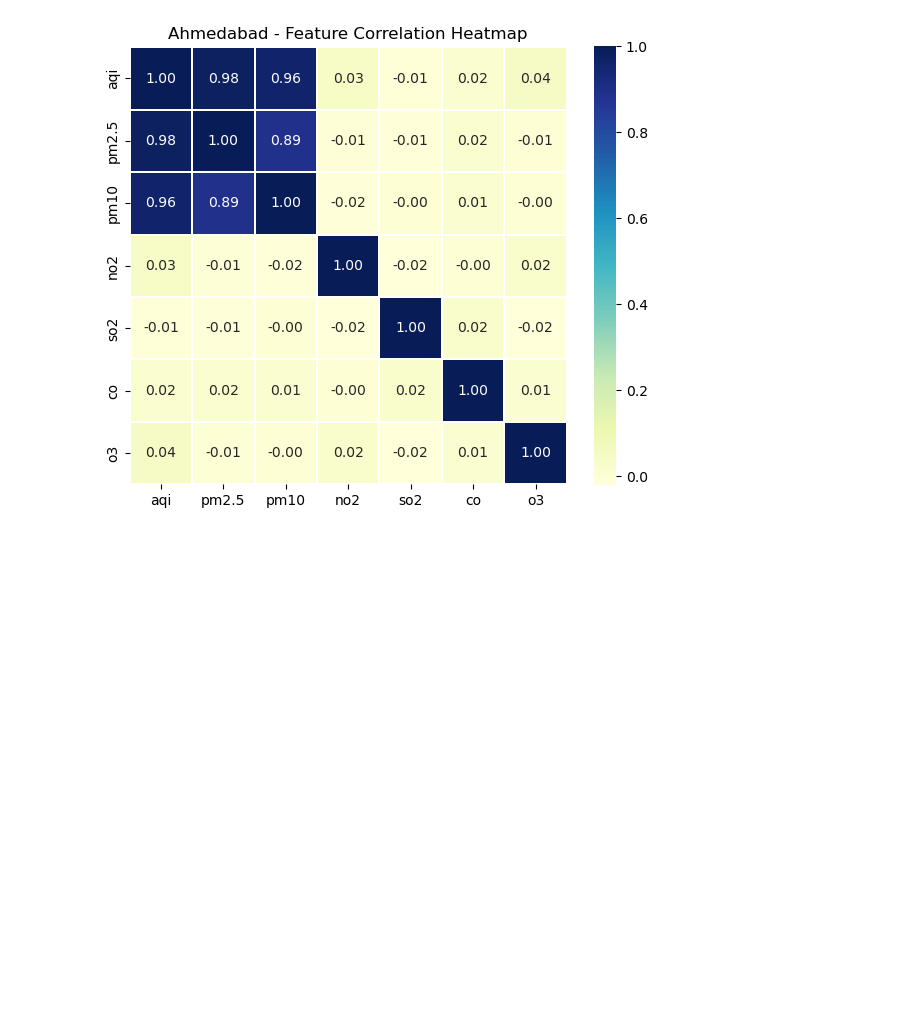
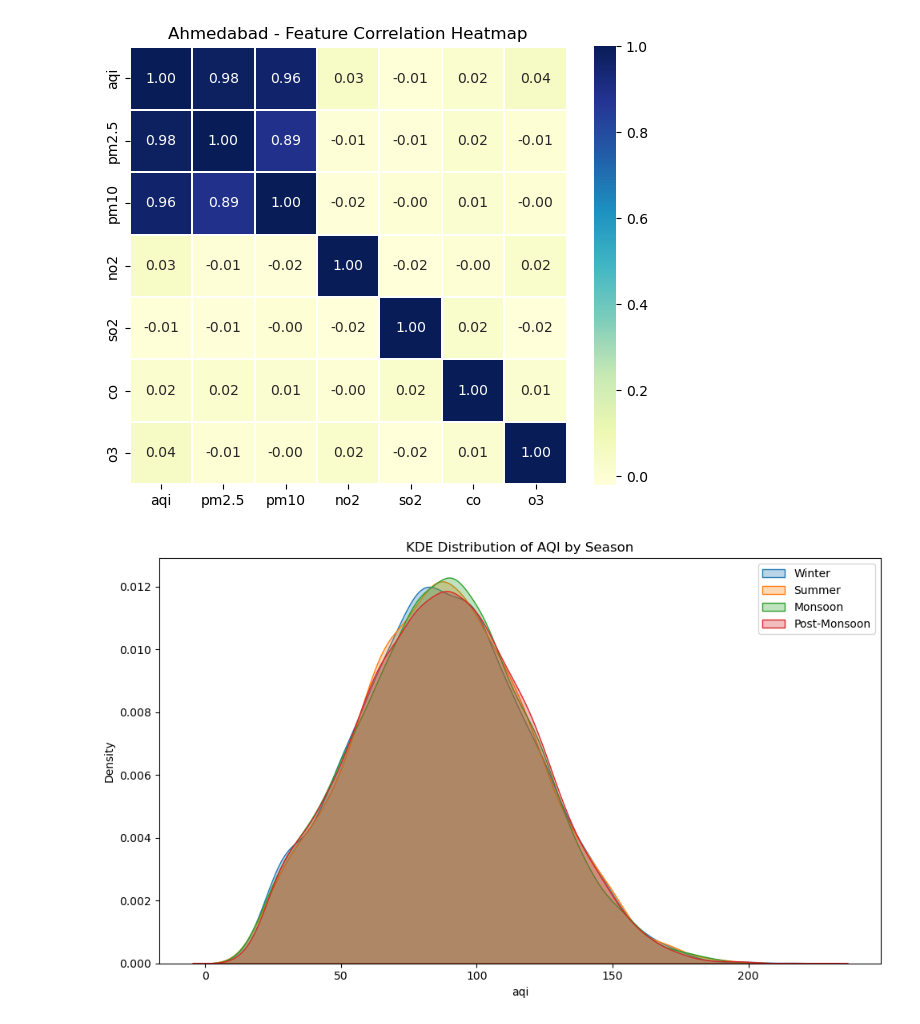
Before and after one commit to wanderingCoder95/Seasonal-AQI-Analysis-Through-Classical-ML-Models, a Jupyter notebook: aqi-project/notebooks/eda.ipynb, the cells around one changed output. Cells and saved outputs as stored; diff of their text form; code cells hidden in the pictures; blank space fills up the shorter version.

```diff
--- a/aqi-project/notebooks/eda.ipynb
+++ b/aqi-project/notebooks/eda.ipynb
@@ -334,3 +410,36 @@ for city in cities:
 [figure]
 [figure]
 [figure]
+# %%
+# Date column is date-time
+df['date']= pd.to_datetime(df['date'])
+# %%
+def get_season(month):
+    if month in [12, 1, 2]:
+        return 'Winter'
+    elif month in [3, 4, 5]:
+        return 'Summer'
+    elif month in [6, 7, 8]:
+        return 'Monsoon'
+    else:
+        return 'Post-Monsoon'
+df['season'] = df['date'].dt.month.apply(get_season)
+# %%
+df['season'] = pd.Categorical(df['season'], categories=['Winter', 'Summer', 'Monsoon', 'Post-Monsoon'], ordered=True)
+# %%
+# KDE Distribution of AQI by Season
+
+plt.figure(figsize=(10, 6))
+
+for season in df['season'].unique():
+    subset = df[df['season'] == season]
+    sns.kdeplot(subset['aqi'], label=season, fill=True, alpha=0.3)
+plt.title("KDE Distribution of AQI by Season")
+plt.legend(title='Season')
+plt.ylabel("Density")
+
+plt.legend()
+plt.tight_layout()
+plt.show()
+# %% [output]
+[figure, added]
```
Also changed, not shown: parts of 9 cells of this notebook, 1 other file.
